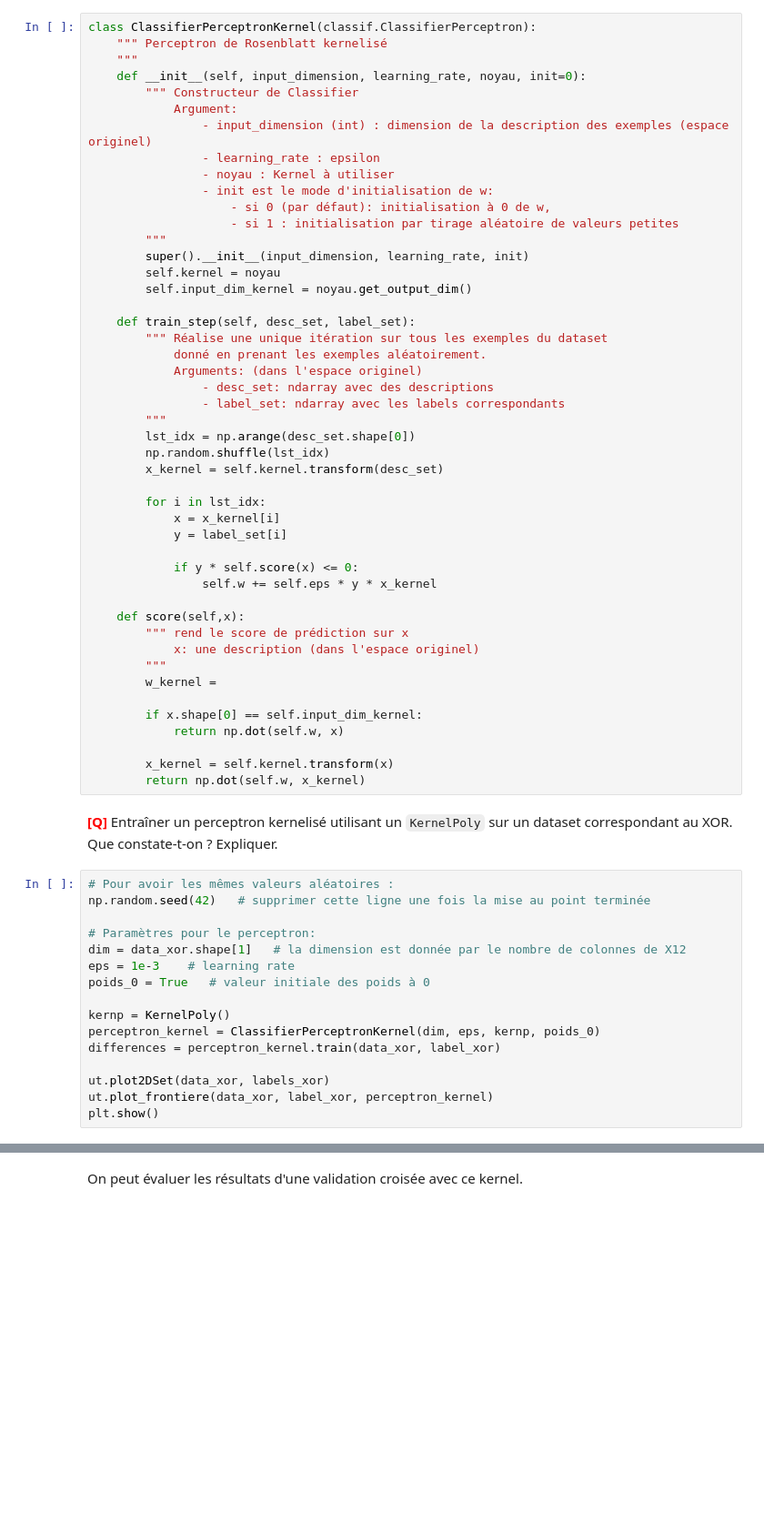
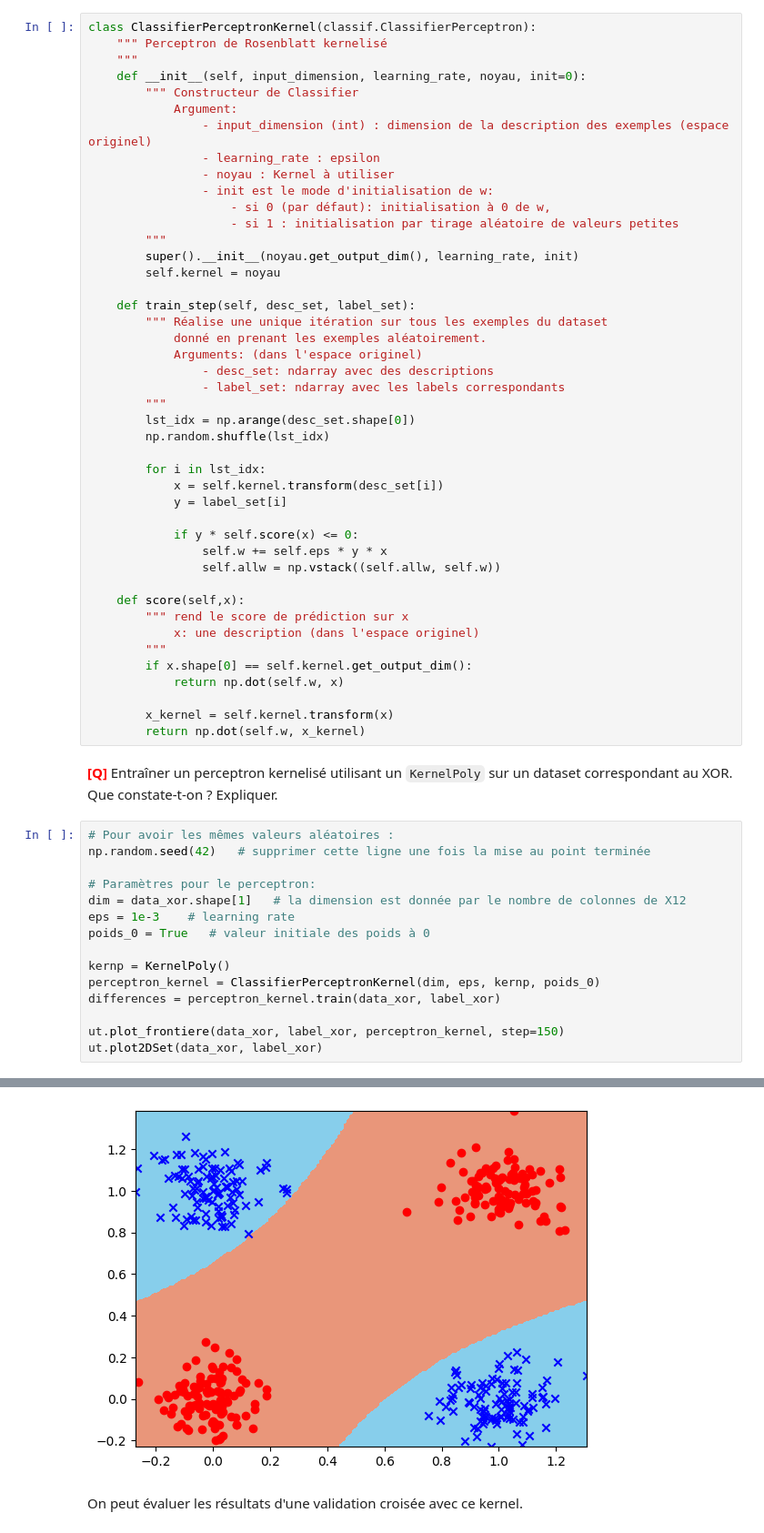
Before and after one commit to dorinm17/data-science-labs, a Jupyter notebook: tme-05/tme-05-Manea_Dorin.ipynb, the cells around one changed output, grey strips where cells are left out. Shown: that part at 91% size. Drawn from its saved outputs; the diff is of its cells as text; blank space fills up the shorter version.

```diff
--- a/tme-05/tme-05-Manea_Dorin.ipynb
+++ b/tme-05/tme-05-Manea_Dorin.ipynb
@@ -538,9 +544,8 @@ class ClassifierPerceptronKernel(classif.ClassifierPerceptron):
                     - si 0 (par défaut): initialisation à 0 de w,
                     - si 1 : initialisation par tirage aléatoire de valeurs petites
         """
-        super().__init__(input_dimension, learning_rate, init)
+        super().__init__(noyau.get_output_dim(), learning_rate, init)
         self.kernel = noyau
-        self.input_dim_kernel = noyau.get_output_dim()
 
     def train_step(self, desc_set, label_set):
         """ Réalise une unique itération sur tous les exemples du dataset
@@ -551,22 +556,20 @@ class ClassifierPerceptronKernel(classif.ClassifierPerceptron):
         """
         lst_idx = np.arange(desc_set.shape[0])
         np.random.shuffle(lst_idx)
-        x_kernel = self.kernel.transform(desc_set)
 
         for i in lst_idx:
-            x = x_kernel[i]
+            x = self.kernel.transform(desc_set[i])
             y = label_set[i]
 
             if y * self.score(x) <= 0:
-                self.w += self.eps * y * x_kernel
+                self.w += self.eps * y * x
+                self.allw = np.vstack((self.allw, self.w))
 
     def score(self,x):
         """ rend le score de prédiction sur x
             x: une description (dans l'espace originel)
         """
-        w_kernel =
-
-        if x.shape[0] == self.input_dim_kernel:
+        if x.shape[0] == self.kernel.get_output_dim():
             return np.dot(self.w, x)
 
         x_kernel = self.kernel.transform(x)
@@ -586,7 +589,6 @@ kernp = KernelPoly()
 perceptron_kernel = ClassifierPerceptronKernel(dim, eps, kernp, poids_0)
 differences = perceptron_kernel.train(data_xor, label_xor)
 
-ut.plot2DSet(data_xor, labels_xor)
-ut.plot_frontiere(data_xor, label_xor, perceptron_kernel)
-plt.show()
+ut.plot_frontiere(data_xor, label_xor, perceptron_kernel, step=150)
+ut.plot2DSet(data_xor, label_xor)
 # %% [output]
@@ -594,3 +595,4 @@ ValueError: shapes (2,) and (6,) not aligned: 2 (dim 0) != 6 (dim 0)
+[figure, added]
 # %% [markdown]
 On peut évaluer les résultats d'une validation croisée avec ce kernel.
 # %%
```
Also changed, not shown: parts of 7 cells of this notebook, 16 other files.
